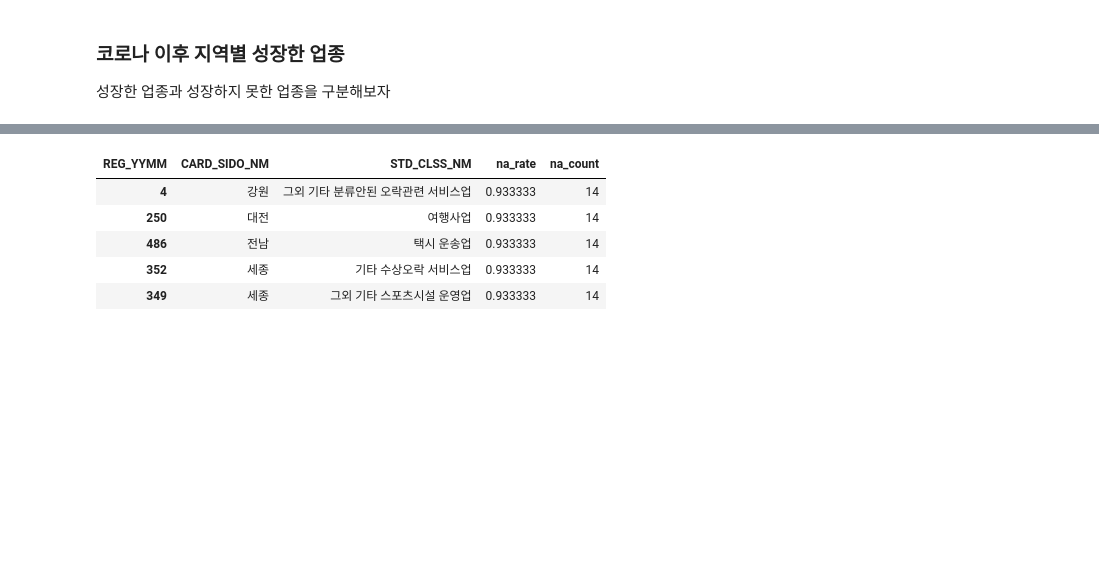
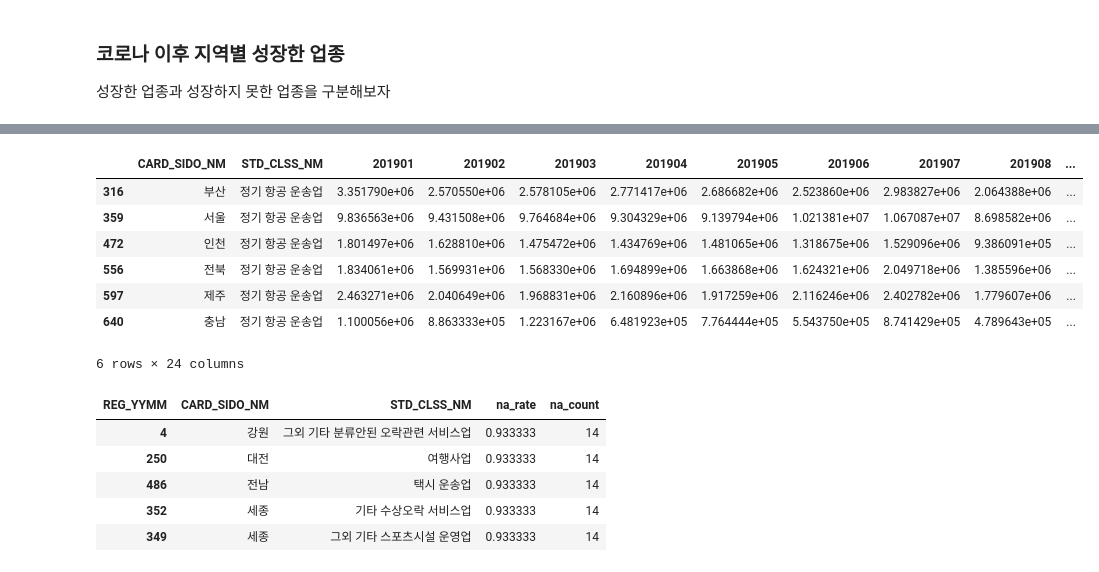
Before and after one commit to starlidust/jeju_creditcard, a Jupyter notebook: EDA_진행중.ipynb, the cells around one changed output, grey strips where cells are left out. Cells and saved outputs as stored; diff of their text form; code cells hidden in the pictures; blank space fills up the shorter version.

```diff
--- a/EDA_진행중.ipynb
+++ b/EDA_진행중.ipynb
@@ -645,3 +681,14 @@ pivoted
+# %%
+check_df[check_df.STD_CLSS_NM == '정기 항공 운송업']
+# %% [output]
+|  | CARD_SIDO_NM | STD_CLSS_NM | 201901 | 201902 | 201903 | 201904 | 201905 | 201906 | 201907 | 201908 | ... |
+| 316 | 부산 | 정기 항공 운송업 | 3.351790e+06 | 2.570550e+06 | 2.578105e+06 | 2.771417e+06 | 2.686682e+06 | 2.523860e+06 | 2.983827e+06 | 2.064388e+06 | ... |
+| 359 | 서울 | 정기 항공 운송업 | 9.836563e+06 | 9.431508e+06 | 9.764684e+06 | 9.304329e+06 | 9.139794e+06 | 1.021381e+07 | 1.067087e+07 | 8.698582e+06 | ... |
+| 472 | 인천 | 정기 항공 운송업 | 1.801497e+06 | 1.628810e+06 | 1.475472e+06 | 1.434769e+06 | 1.481065e+06 | 1.318675e+06 | 1.529096e+06 | 9.386091e+05 | ... |
+| 556 | 전북 | 정기 항공 운송업 | 1.834061e+06 | 1.569931e+06 | 1.568330e+06 | 1.694899e+06 | 1.663868e+06 | 1.624321e+06 | 2.049718e+06 | 1.385596e+06 | ... |
+| 597 | 제주 | 정기 항공 운송업 | 2.463271e+06 | 2.040649e+06 | 1.968831e+06 | 2.160896e+06 | 1.917259e+06 | 2.116246e+06 | 2.402782e+06 | 1.779607e+06 | ... |
+| 640 | 충남 | 정기 항공 운송업 | 1.100056e+06 | 8.863333e+05 | 1.223167e+06 | 6.481923e+05 | 7.764444e+05 | 5.543750e+05 | 8.741429e+05 | 4.789643e+05 | ... |
+6 rows × 24 columns
 # %%
 pivoted.loc[pivoted['na_rate']>0,['CARD_SIDO_NM','STD_CLSS_NM','na_rate','na_count']].sort_values('na_rate',ascending =False).head()
 # %% [output]
```
Also changed, not shown: parts of 20 cells of this notebook, 5 other files.
